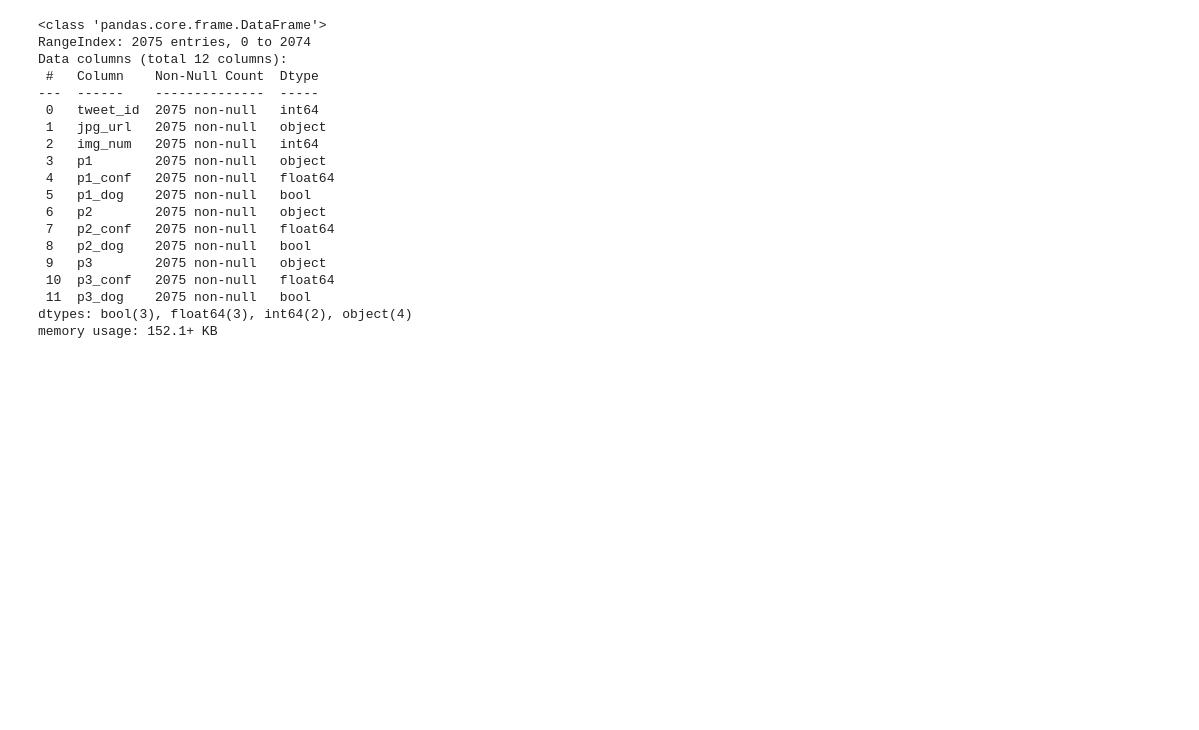
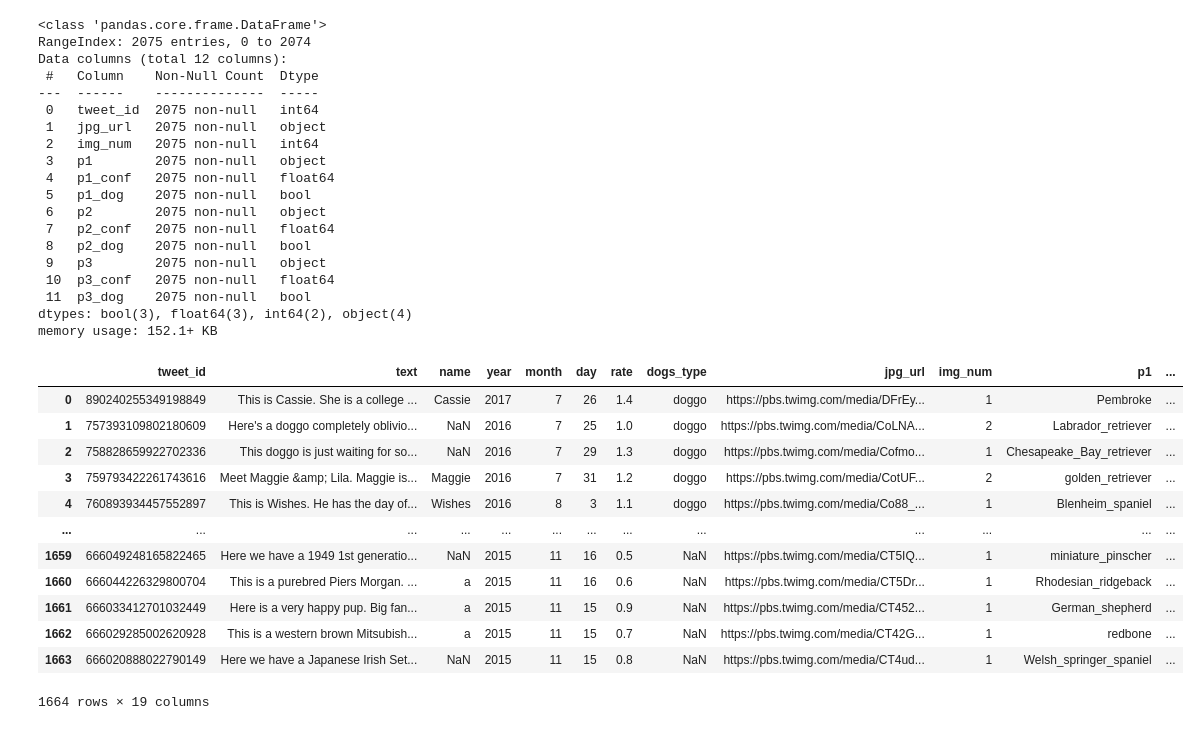
Before and after one commit to hagerElsehaimy/WeRateDogs, a Jupyter notebook: WeRateDogs.ipynb, the cells around one changed output. Drawn from its saved outputs; the diff is of its cells as text; code cells hidden in the pictures; blank space fills up the shorter version.

Commit message:
merge archive_df and prediction_df

```diff
--- a/WeRateDogs.ipynb
+++ b/WeRateDogs.ipynb
@@ -670,3 +670,6 @@ except:
     pass
 
 archive_df.replace(to_replace='None', value=np.nan, inplace=True)
+archive_df=archive_df.sort_values('dogs_type',na_position ='last')
+archive_df.drop_duplicates(subset='tweet_id',keep='first',inplace=True)
+archive_df
@@ -698,3 +715,20 @@ prediction_df.drop(duplicated_index,inplace=True)
 # %%
 false_dogs = prediction_df.query('p1_dog == False & p2_dog == False & p3_dog == False').index
 prediction_df.drop(false_dogs,inplace=True)
+# %%
+archive_df = pd.merge(archive_df, prediction_df, on="tweet_id")
+archive_df
+# %% [output]
+|  | tweet_id | text | name | year | month | day | rate | dogs_type | jpg_url | img_num | p1 | ... |
+| 0 | 890240255349198849 | This is Cassie. She is a college ... | Cassie | 2017 | 7 | 26 | 1.4 | doggo | https://pbs.twimg.com/media/DFrEy... | 1 | Pembroke | ... |
+| 1 | 757393109802180609 | Here's a doggo completely oblivio... | NaN | 2016 | 7 | 25 | 1.0 | doggo | https://pbs.twimg.com/media/CoLNA... | 2 | Labrador_retriever | ... |
+| 2 | 758828659922702336 | This doggo is just waiting for so... | NaN | 2016 | 7 | 29 | 1.3 | doggo | https://pbs.twimg.com/media/Cofmo... | 1 | Chesapeake_Bay_retriever | ... |
+| 3 | 759793422261743616 | Meet Maggie &amp; Lila. Maggie is... | Maggie | 2016 | 7 | 31 | 1.2 | doggo | https://pbs.twimg.com/media/CotUF... | 2 | golden_retriever | ... |
+| 4 | 760893934457552897 | This is Wishes. He has the day of... | Wishes | 2016 | 8 | 3 | 1.1 | doggo | https://pbs.twimg.com/media/Co88_... | 1 | Blenheim_spaniel | ... |
+| ... | ... | ... | ... | ... | ... | ... | ... | ... | ... | ... | ... | ... |
+| 1659 | 666049248165822465 | Here we have a 1949 1st generatio... | NaN | 2015 | 11 | 16 | 0.5 | NaN | https://pbs.twimg.com/media/CT5IQ... | 1 | miniature_pinscher | ... |
+| 1660 | 666044226329800704 | This is a purebred Piers Morgan. ... | a | 2015 | 11 | 16 | 0.6 | NaN | https://pbs.twimg.com/media/CT5Dr... | 1 | Rhodesian_ridgeback | ... |
+| 1661 | 666033412701032449 | Here is a very happy pup. Big fan... | a | 2015 | 11 | 15 | 0.9 | NaN | https://pbs.twimg.com/media/CT452... | 1 | German_shepherd | ... |
+| 1662 | 666029285002620928 | This is a western brown Mitsubish... | a | 2015 | 11 | 15 | 0.7 | NaN | https://pbs.twimg.com/media/CT42G... | 1 | redbone | ... |
+| 1663 | 666020888022790149 | Here we have a Japanese Irish Set... | NaN | 2015 | 11 | 15 | 0.8 | NaN | https://pbs.twimg.com/media/CT4ud... | 1 | Welsh_springer_spaniel | ... |
+1664 rows × 19 columns
```
Also changed, not shown: parts of 3 cells of this notebook.
